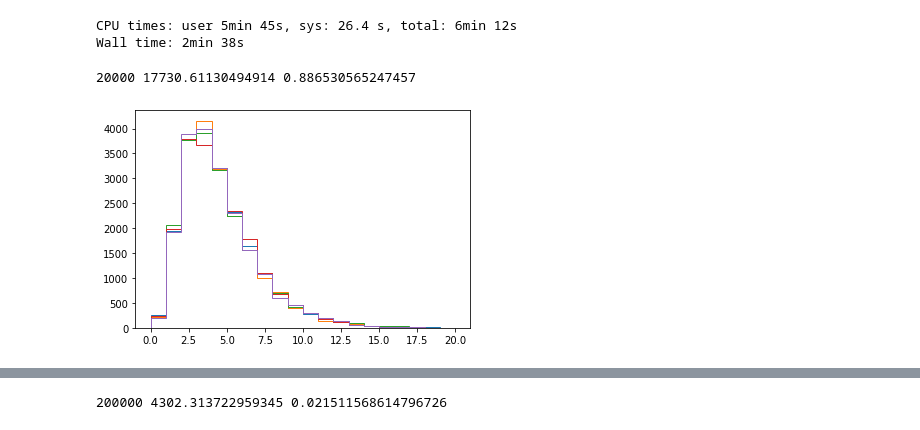
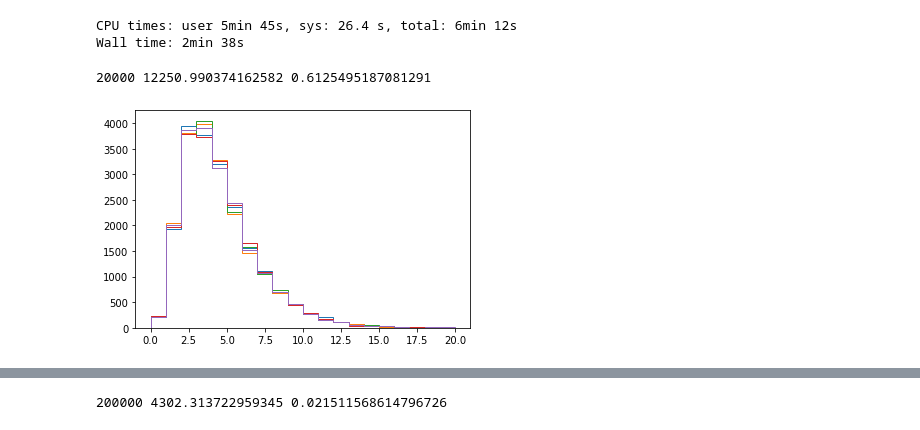
Before and after one commit to Rupt/interval-evidence, a Jupyter notebook: mcmc_v3.ipynb, the cells around one changed output, grey strips where cells are left out. Cells and saved outputs as stored; diff of their text form; code cells hidden in the pictures.

```diff
--- a/mcmc_v3.ipynb
+++ b/mcmc_v3.ipynb
@@ -139,22 +139,3 @@ def jax_histogram(x, bins, range_, *, dtype=jax.numpy.int32):
     # histogramming; only add where in bounds (no under/overflow)
     hist = jax.numpy.zeros(bins, dtype=dtype)
     return hist.at[i].add(i_float == i_clip)
-# %%
-def n_by_variance(x, axis=0):
-    # TODO error estimate
-    var = numpy.var(x, axis=axis)
-    mean = numpy.mean(x, axis=axis)
-    # if not variance:
-    #     if mean: return inf
-    #     else: return 0
-    not_mean = mean == 0
-    not_var = var == 0
-
-    # offset to return +inf when we would otherwise div0
-    var_offset = numpy.where(not_var, numpy.inf, 0.0)
-
-    n_or_inf = mean * mean / (var + var_offset) + var_offset
-
-    return numpy.where(not_var & not_mean, 0.0, n_or_inf)
-
-print(n_by_variance([8, 15, 1, 11]))
@@ -162,0 +142,11 @@ print(n_by_variance([8, 15, 1, 11]))
+# %%
+def n_by_variance(x, axis=0):
+    # estimate the equivalent number of independent samples,
+    # distributed as y +- sqrt(y), which would generate the
+    # precision of repeats in x
+    var = numpy.var(x, axis=axis)
+    mean = numpy.mean(x, axis=axis)
+    return mean ** 2 / numpy.maximum(var, mean)
+
+import scipy.stats
+print(n_by_variance(scipy.stats.poisson.rvs(10, size=100) * 100))
@@ -331,26 +324,26 @@ Wall time: 2min 38s
 # %%
 def mcmc_ham():
     step_size = 0.5
-    num_leapfrog_steps = 3
+    num_leapfrog_steps = 2
 
     def kernel_func(logdf):
         return tfp.mcmc.HamiltonianMonteCarlo(
             logdf,
             step_size,
             num_leapfrog_steps,
         )
 
     mcmc_generic(
         kernel_func,
         REGION,
         20,
         (0., 20.),
         nsamples=20_000,
         nrepeats=12,
         burnin=500,
     )
 
 %time mcmc_ham()
 # %% [output]
-20000 17730.61130494914 0.886530565247457
+20000 12250.990374162582 0.6125495187081291
-[figure, old version]
+[figure, new version]
```
Also changed, not shown: parts of 4 cells of this notebook, 2 other files.
